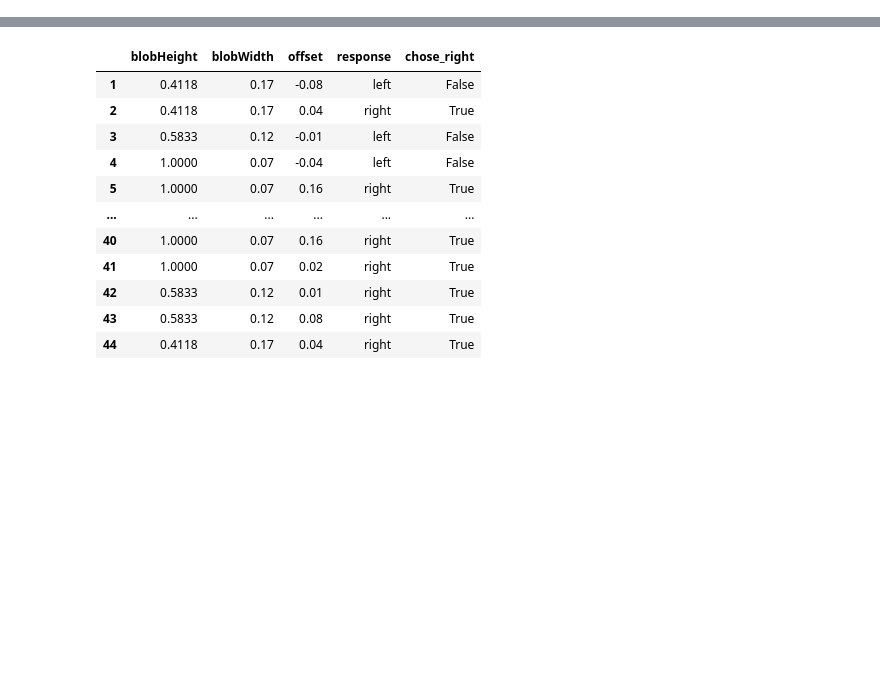
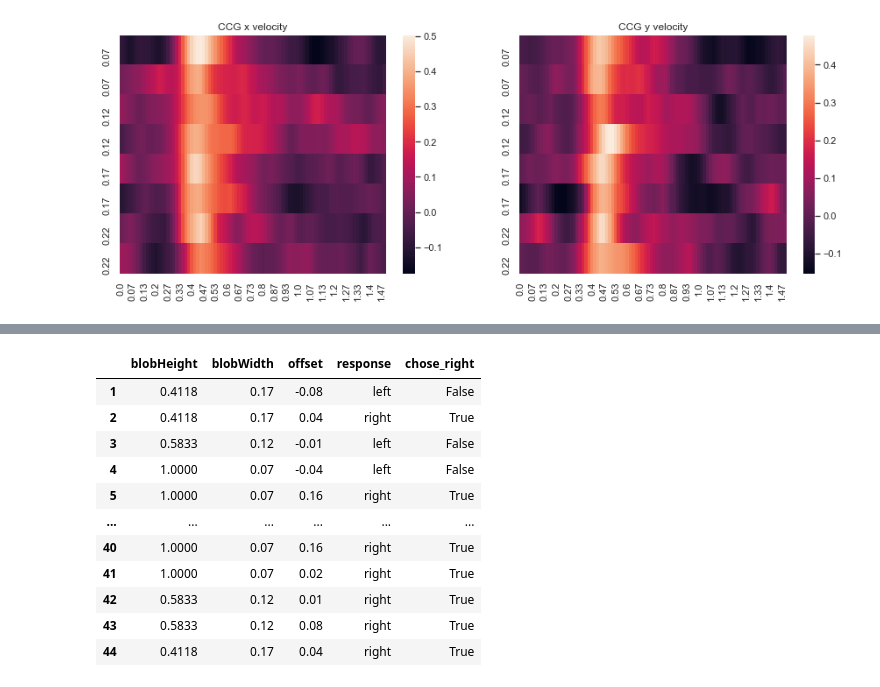
Before and after one commit to BonnenLab/tracking-psychopy-bonnen-2015, a Jupyter notebook: Tutorial.ipynb, the cells around one changed output, grey strips where cells are left out. Saved outputs shown, nothing was run; the diff lists cells and outputs as text; code cells hidden in the pictures; blank space fills up the shorter version.

```diff
--- a/Tutorial.ipynb
+++ b/Tutorial.ipynb
@@ -24,0 +108,27 @@ data_2afc = load_2afc_data(data_file_2afc,pid)
+# %%
+# Calculate velocity CCGs for every trial
+nTrials = data_tracking.shape[0]
+
+# Perform a cross correlation for each trial
+ccg_x = [cross_correlation(np.diff(data_tracking.stimulus_x[tt]),np.diff(data_tracking.response_x[tt])) for tt in range(0,nTrials)]
+ccg_y = [cross_correlation(np.diff(data_tracking.stimulus_y[tt]),np.diff(data_tracking.response_y[tt])) for tt in range(0,nTrials)]
+
+# Save the CCGs
+data_tracking['CCG_x'] = ccg_x
+data_tracking['CCG_y'] = ccg_y
+# %%
+# Visualize the velocity CCGs for X and Y sorted by blobWidth
+data_tracking=data_tracking.sort_values('blobWidth')
+
+# Put the data in a format that the heat maps are comfortable with
+CCG_x = pd.DataFrame(np.stack(ccg_x)[:,:90],columns = data_tracking.response_time[0][:90].round(2), index=data_tracking.blobWidth.to_numpy())
+CCG_y = pd.DataFrame(np.stack(ccg_y)[:,:90],columns = data_tracking.response_time[0][:90].round(2), index=data_tracking.blobWidth.to_numpy())
+
+# Plot the data
+fig, axs = plt.subplots(1,2,figsize=(15,5))
+sns.heatmap(CCG_x,ax=axs[0])
+axs[0].set_title('CCG x velocity')
+sns.heatmap(CCG_y,ax=axs[1])
+axs[1].set_title('CCG y velocity');
+# %% [output]
+[figure, added]
```
Also changed, not shown: parts of 20 cells of this notebook, 27 other files.
